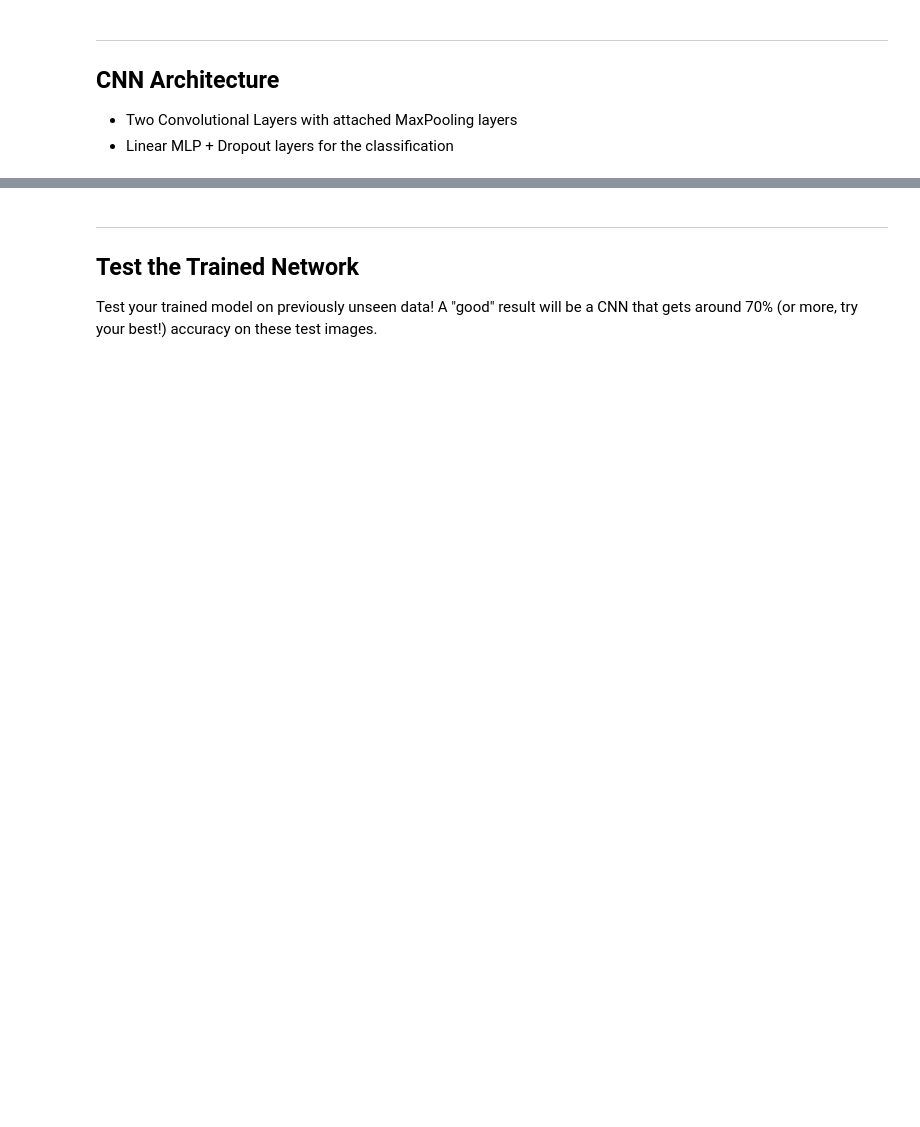
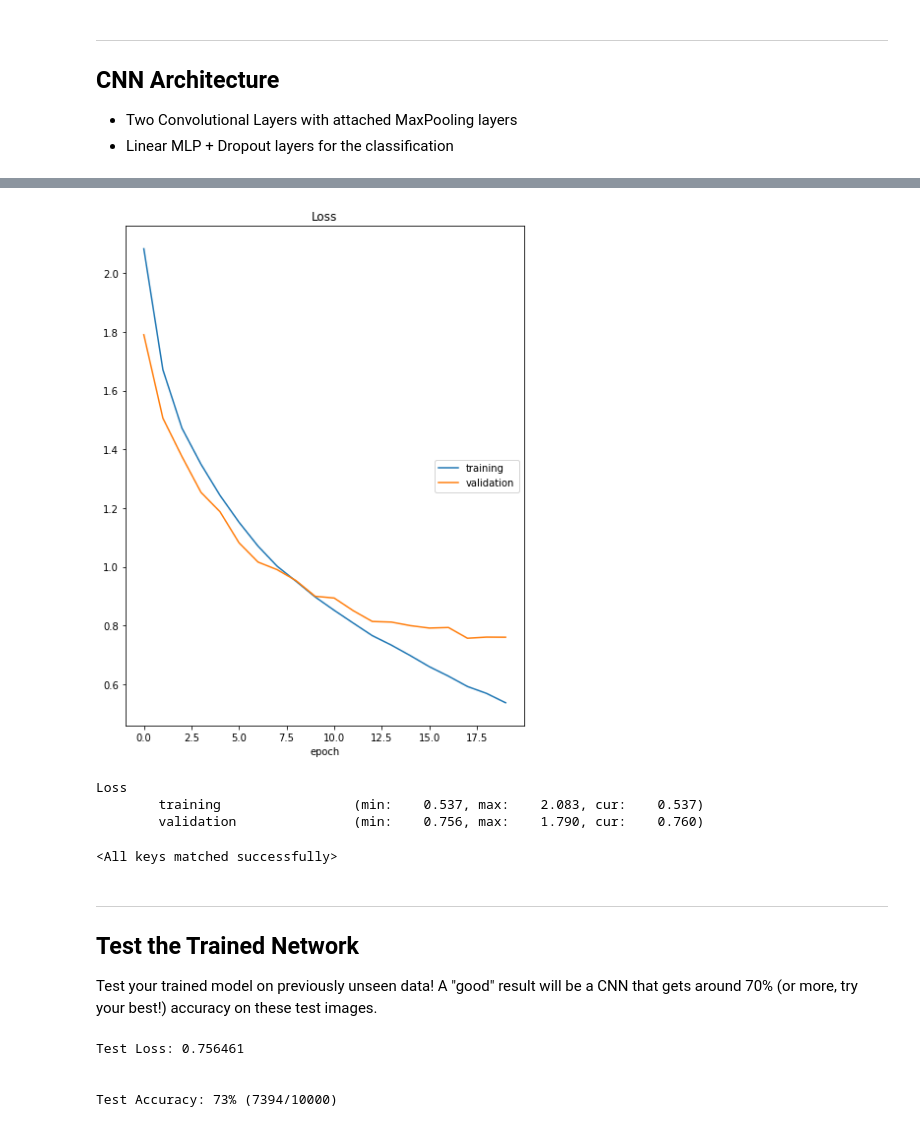
Before and after one commit to battery-code/Exploring-Neural-Networks, a Jupyter notebook: Exploring_NN_2_CNN_CIFAR10.ipynb, the cells around one changed output, grey strips where cells are left out. Cells and saved outputs as stored; diff of their text form; code cells hidden in the pictures; blank space fills up the shorter version.

```diff
--- a/Exploring_NN_2_CNN_CIFAR10.ipynb
+++ b/Exploring_NN_2_CNN_CIFAR10.ipynb
@@ -88,18 +89,17 @@ def get_test_data_loader(batch_size, transforms, num_workers):
 
 def train_one_epoch(train_dataloader, model, optimizer, loss):
     """
-    Performs one pass with training data, updating the model's parameters along the way.
+    Performs only one pass with training data, updating the model's parameters along the way and returns loss.
     Input:
         train_dataloader: Provides batches of training data
         model: Your neural network
         optimizer: chosen optimizer
         loss: chosen loss function
-    Called by another function, optimize which pairs this with other functions for a complete forward and backward pass
     """
 
     # GPU run Matrix computations faster but model and data,loss function must be moved to GPU to run it there
-    # if torch.cuda.is_available():
-        # model.cuda()  # model is moved while whole dataset might be too big for GPU. Will be done below in batches as needed.
+    if torch.cuda.is_available():
+        model.cuda()  # model is moved while whole dataset might be too big for GPU. Will be done below in batches as needed.
 
     # Set the model in training mode
     # (so all layers that behave differently between training and evaluation,
@@ -119,8 +119,8 @@ def train_one_epoch(train_dataloader, model, optimizer, loss):
         ncols=80,
     ):
         # move data to GPU if available
-        # if torch.cuda.is_available():
-            # data, target = data.cuda(), target.cuda() # model and data has to be moved to GPU. Data done in batches for better efficiency or whole dataset might be too big for GPU
+        if torch.cuda.is_available():
+            data, target = data.cuda(), target.cuda() # model and data has to be moved to GPU. Data done in batches for better efficiency or whole dataset might be too big for GPU
 
         # 1. clear the gradients of all optimized variables
         optimizer.zero_grad()
@@ -145,8 +145,7 @@ def train_one_epoch(train_dataloader, model, optimizer, loss):
 
 def valid_one_epoch(valid_dataloader, model, loss):
     """
-    Validation run of one epoch; Quite similar to train function above while major difference is that gradient tracking is toggled off and eval mode is toggled on
-    Called by another function, optimize which calls train_one_epoch and then this function for validation run and related stats
+    Validation run of one epoch only and returns loss; Quite similar to train function above while major difference is that gradient tracking is toggled off and eval mode is toggled on
     """
 
     # Gradient tracking by the Pytorch Autograd engine is turned off during validation/test data run phases to gain some memory/time efficiency.
@@ -159,8 +158,8 @@ def valid_one_epoch(valid_dataloader, model, loss):
         model.eval()  # In eval mode, dropout dont happen even if defined in architecture. Batchnorm uses prev. stored values.
 
         # If the GPU is available, move the model to the GPU
-        # if torch.cuda.is_available():
-            # model.cuda() # Only model is moved for now while whole dataset might be too big for GPU. Will be done below in batches as needed.
+        if torch.cuda.is_available():
+            model.cuda() # Only model is moved for now while whole dataset might be too big for GPU. Will be done below in batches as needed.
 
         # Loop over the validation dataset and accumulate the loss
         valid_loss = 0.0
@@ -172,8 +171,8 @@ def valid_one_epoch(valid_dataloader, model, loss):
             ncols=80,
         ):
             # move data to GPU if available
-            # if torch.cuda.is_available():
-                # data, target = data.cuda(), target.cuda()
+            if torch.cuda.is_available():
+                data, target = data.cuda(), target.cuda()
 
             # 1. forward pass: compute predicted outputs by passing inputs to the model
             output = model(data)  # Only this computation gets done in cuda if available
@@ -189,15 +188,15 @@ def valid_one_epoch(valid_dataloader, model, loss):
 # %%
 # Train and validate model while tracking relevant parameters
 
-def optimize(data_loaders, model, optimizer, loss, n_epochs, save_path, interactive_tracking=False):
+def train_model(data_loaders, model, optimizer, loss, n_epochs, save_path, interactive_tracking=False):
     """
-    Purpose: trains and validates a model for given epochs while tracking and saving the best model when validation error starts to increase
+    Purpose: trains and validates a model for given epochs while tracking and saving the best model when validation decreases more than 1%
     Flow/features:  Training: Calls train_one_epoch() to train then calls valid_one_epoch() to compute validation loss.
                     Logs losses: Prints training & validation loss after each epoch.
                     Live loss tracking: Updates and displays real-time loss plots if enabled.
     """
 
-    # initialize tracker for minimum validation loss
+    # initialize tracker
     if interactive_tracking:
         liveloss = PlotLosses()
     else:
@@ -209,9 +208,7 @@ def optimize(data_loaders, model, optimizer, loss, n_epochs, save_path, interact
 
     for epoch in range(1, n_epochs + 1):
 
-        train_loss = train_one_epoch(
-            data_loaders["train"], model, optimizer, loss
-        )
+        train_loss = train_one_epoch(data_loaders["train"], model, optimizer, loss)
 
         valid_loss = valid_one_epoch(data_loaders["valid"], model, loss)
 
@@ -521,8 +561,10 @@ print(model)
 # %%
+### Loss Function and Optimizer
+
 import torch.optim as optim
 
 # specify loss function (categorical cross-entropy)
 loss = nn.CrossEntropyLoss()
 
 # specify optimizer
-optimizer = optim.SGD(model.parameters(), lr=0.01)
+optimizer = optim.SGD(cnn_model.parameters(), lr=0.01)
@@ -532,19 +577,35 @@ optimizer = optim.SGD(model.parameters(), lr=0.01)
 # %%
-optimize(
+train_model(
     data_loaders,
-    model,
+    cnn_model,
     optimizer,
     loss,
     20,
     "cifar10_model.pt",
     interactive_tracking=True
 )
+# %% [output]
+[figure, added]
+Loss
+        training                 (min:    0.537, max:    2.083, cur:    0.537)
+        validation               (min:    0.756, max:    1.790, cur:    0.760)
+# %%
+###  Load the Model with the Lowest Validation Loss
+
+cnn_model.load_state_dict(torch.load('cifar10_model.pt'))
+# %% [output]
+<All keys matched successfully>
 # %% [markdown]
 ---
 ## Test the Trained Network
 
 Test your trained model on previously unseen data! A "good" result will be a CNN that gets around 70% (or more, try your best!) accuracy on these test images.
 # %%
-test_loss, preds, actuals = one_epoch_test(data_loaders['valid'], model, loss)
+test_loss, preds, actuals = one_epoch_test(data_loaders['valid'], cnn_model, loss)
+# %% [output]
+Test Loss: 0.756461
+
+
+Test Accuracy: 73% (7394/10000)
 # %%
 cm = plot_confusion_matrix(preds, actuals, classes)
```
Also changed, not shown: parts of 19 cells of this notebook, 3 other files.
